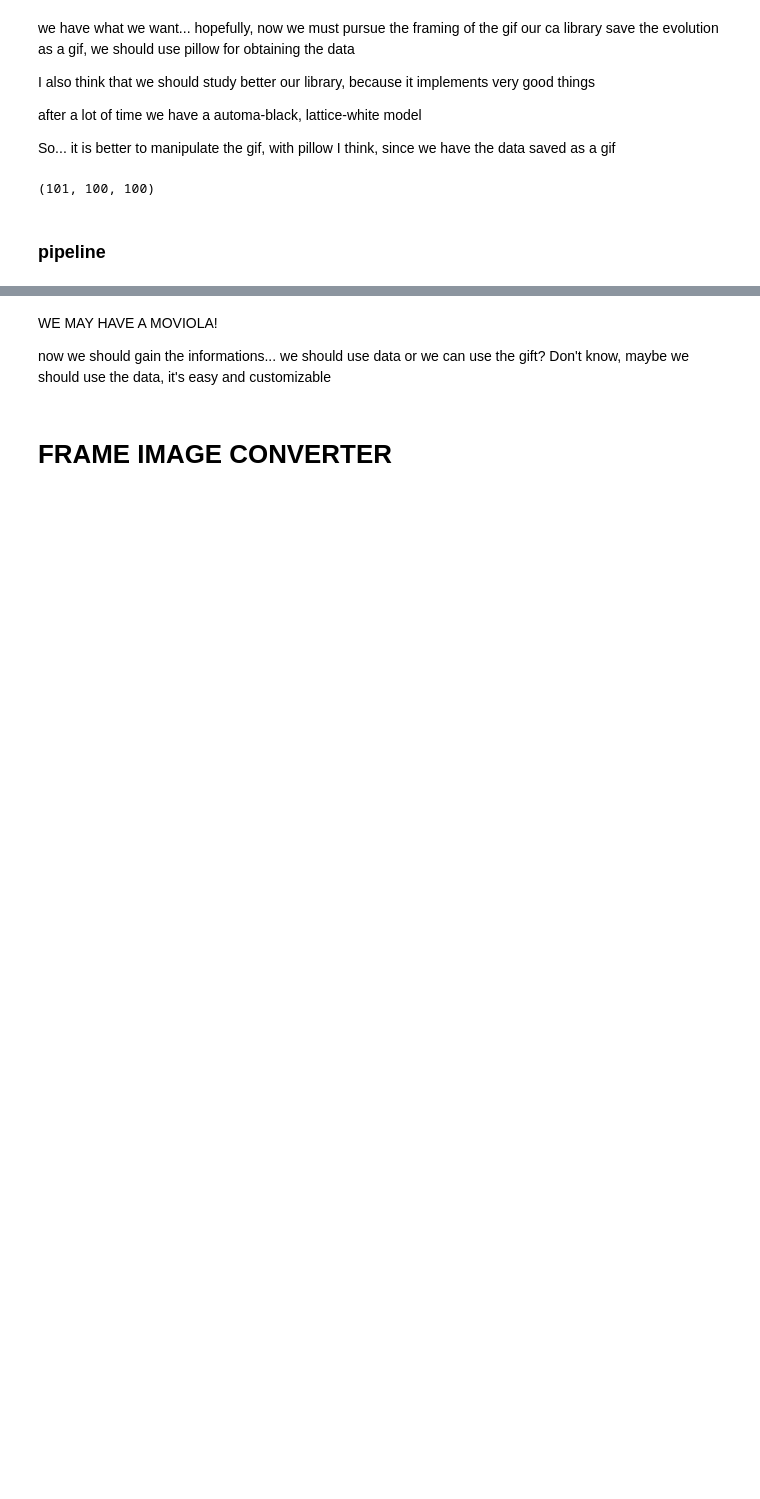
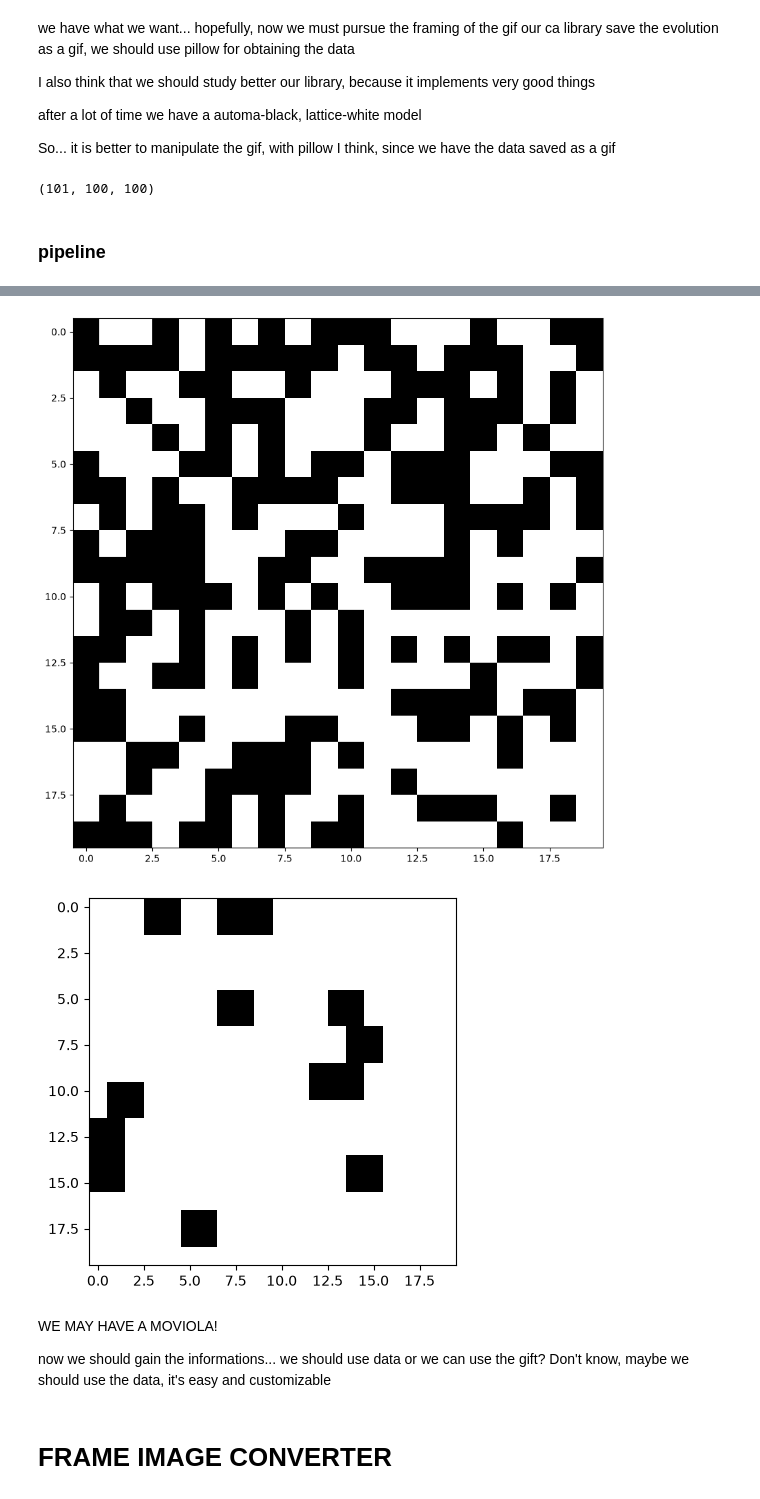
Before and after one commit to nicksonPeanuts/bthesis, a Jupyter notebook: src/model.ipynb, the cells around one changed output, grey strips where cells are left out. Drawn from its saved outputs; the diff is of its cells as text; code cells hidden in the pictures; blank space fills up the shorter version.

```diff
--- a/src/model.ipynb
+++ b/src/model.ipynb
@@ -94,3 +146,10 @@ run_CA(model, generations, width, height, save_image, save_video, save_data, pat
+# %%
+rule = "VN"
+path = 'data_vn/gof_vn'
+run_CA(model, generations, width, height, save_image, save_video, save_data, path, rule)
+# %% [output]
+[figure, added]
+[figure, added]
 # %% [markdown]
 WE MAY HAVE A MOVIOLA!
 
```
Also changed, not shown: parts of 11 cells of this notebook, 58 other files.
